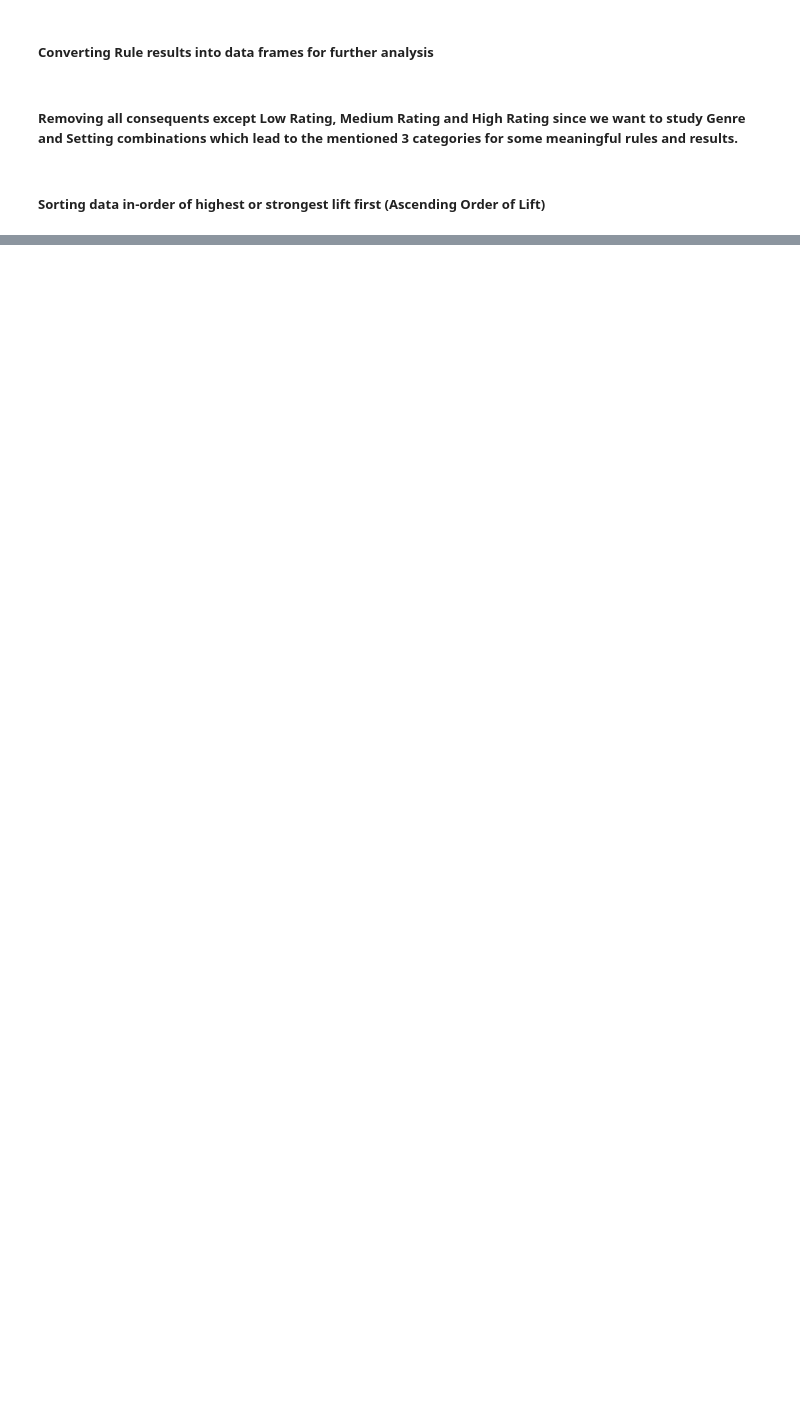
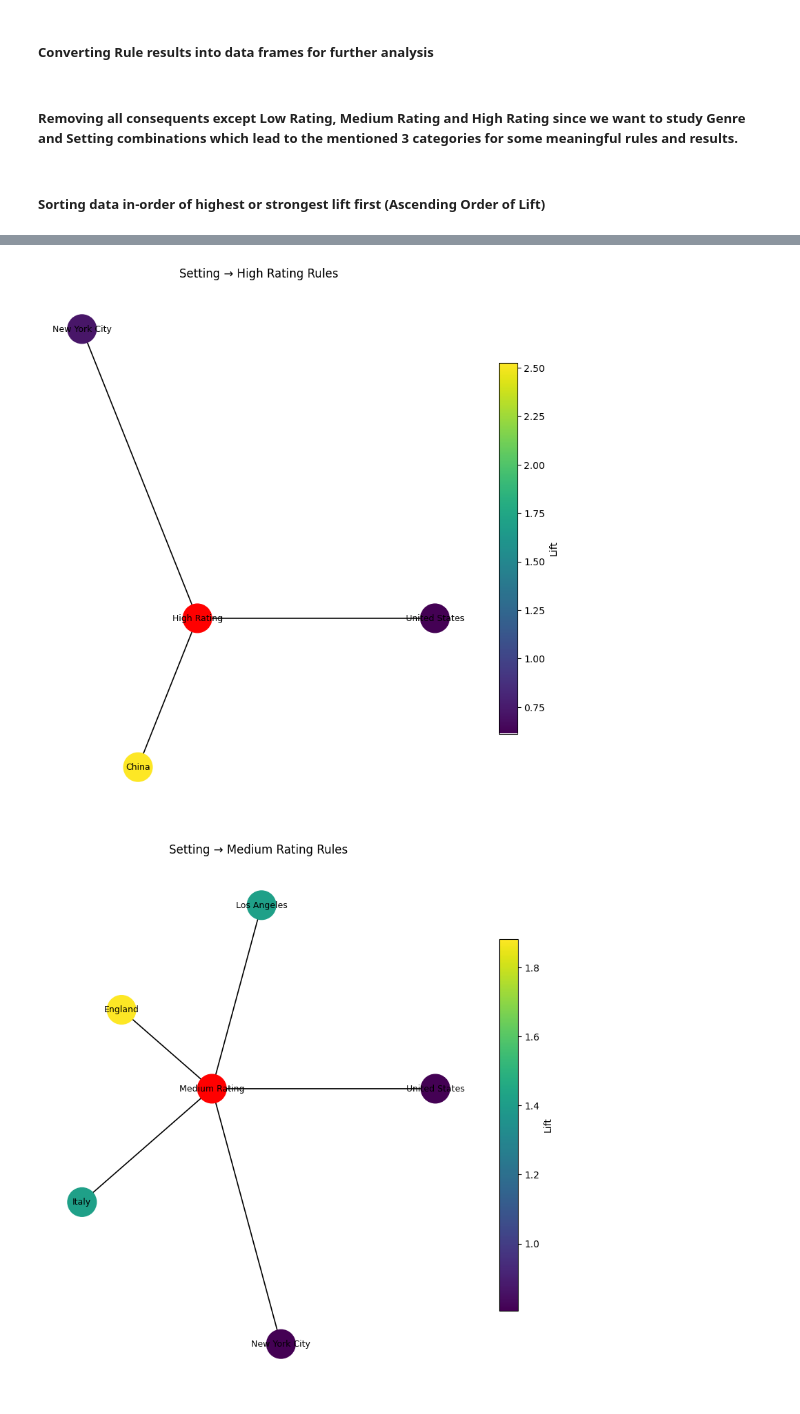
Before and after one commit to tanujkher/AssociationRuleGoodreadsBookGenreSettingRating, a Jupyter notebook: associationRule.ipynb, the cells around one changed output, grey strips where cells are left out. Cells and saved outputs as stored; diff of their text form; code cells hidden in the pictures; blank space fills up the shorter version.

```diff
--- a/associationRule.ipynb
+++ b/associationRule.ipynb
@@ -414,0 +593,7 @@ rules_genre_sorted
+# %%
+plot_radial_centered_color_radius(rules_setting_sorted, "High Rating", "Setting → High Rating Rules")
+plot_radial_centered_color_radius(rules_setting_sorted, "Medium Rating", "Setting → Medium Rating Rules")
+plot_radial_centered_color_radius(rules_setting_sorted, "Low Rating", "Setting → Low Rating Rules")
+# %% [output]
+[figure, added]
+[figure, added]
```
Also changed, not shown: parts of 30 cells of this notebook.
